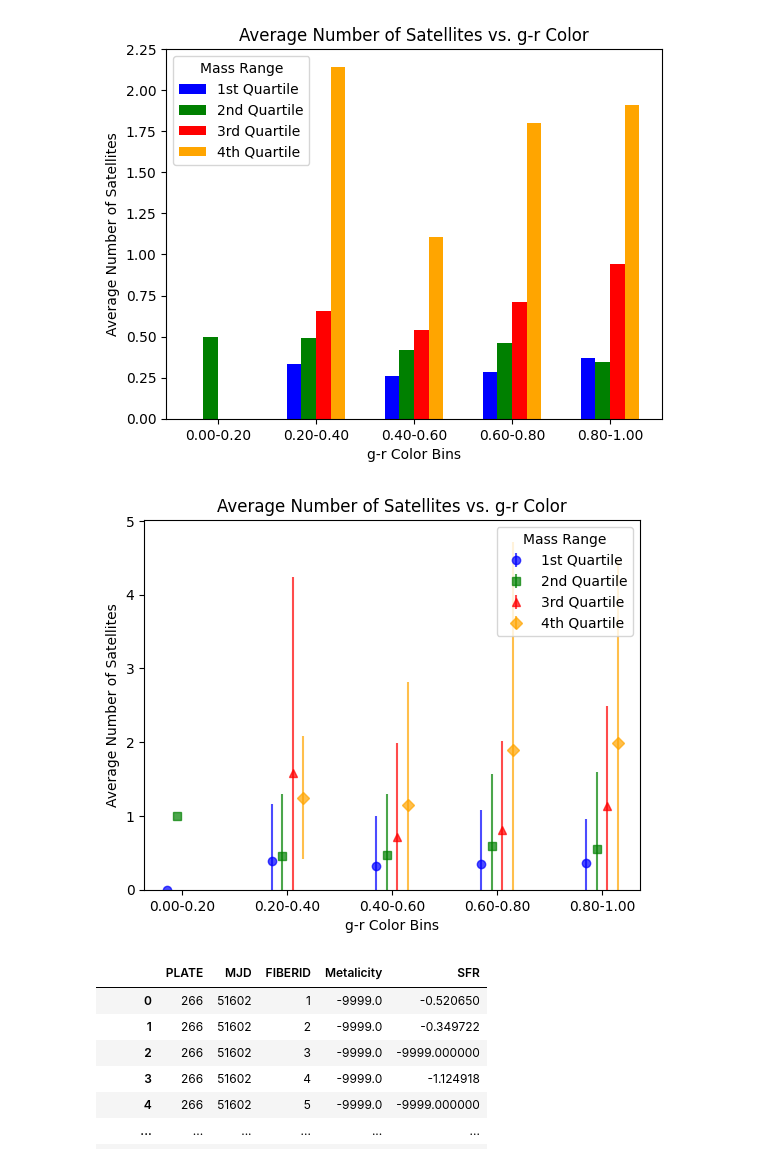
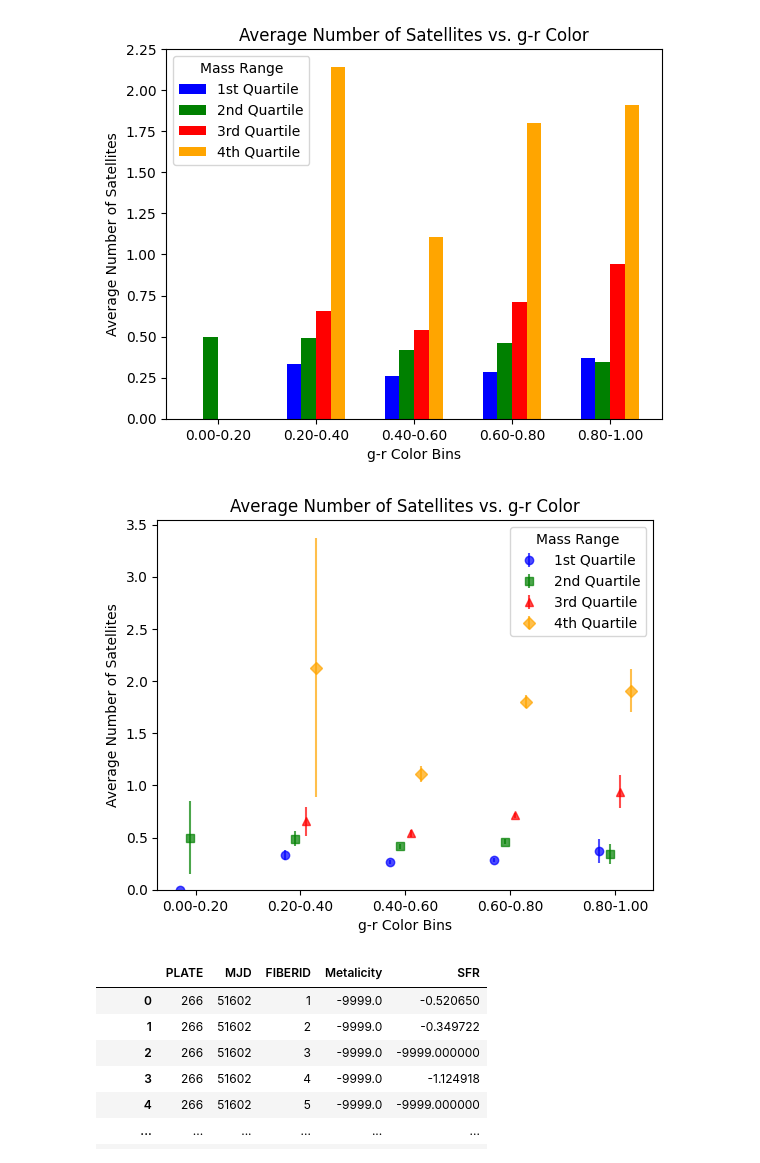
Before and after one commit to harishk30/DwarfGalaxyAnalysis, a Jupyter notebook: SAGAxCM.ipynb, the cells around one changed output. Saved outputs shown, nothing was run; the diff lists cells and outputs as text; code cells hidden in the pictures.

Commit message:
Bootstrapped uncertainties + calculated SSFR

```diff
--- a/SAGAxCM.ipynb
+++ b/SAGAxCM.ipynb
@@ -258,6 +272,18 @@ plt.hexbin(list(hosts['M_r_NSA']), list(hosts['g-r']))
 # %% [output]
 <matplotlib.collections.PolyCollection at 0x...>
 [figure]
+# %%
+def bootstrap_resample(data, num_resamples=10000):
+    n = len(data)
+    resamples = np.random.choice(data, (num_resamples, n), replace=True)
+    return resamples
+
+def calculate_bootstrap_statistics(data, num_resamples=10000):
+    resamples = bootstrap_resample(data, num_resamples)
+    resampled_means = np.mean(resamples, axis=1)
+    mean = np.mean(resampled_means)
+    std_error = np.std(resampled_means)
+    return mean, std_error
 # %%
 g_r_colors = np.array(list(hosts['g-r']))
 satellites = np.array(list(hosts['n_sat']))
@@ -329,36 +355,37 @@ for idx, (mass_range, color, marker, label) in enumerate(zip(mass_ranges, colors
     filtered_g_r_colors_mass = filtered_g_r_colors[mass_mask]
 
     digitized_mass = np.digitize(filtered_g_r_colors_mass, bins)
 
     avg_satellites_mass = []
     std_satellites_mass = []
     for i in range(1, len(bins)):
         bin_values = filtered_satellites_mass[digitized_mass == i]
         if len(bin_values) > 0:
-            avg_satellites_mass.append(bin_values.mean())
-            std_satellites_mass.append(bin_values.std())
+            mean, std_error = calculate_bootstrap_statistics(bin_values)
+            avg_satellites_mass.append(mean)
+            std_satellites_mass.append(std_error)
         else:
             avg_satellites_mass.append(np.nan)
             std_satellites_mass.append(np.nan)
 
     bin_centers = (bins[:-1] + bins[1:]) / 2
     bin_centers_offset = bin_centers + (idx - 1.5) * 0.02
 
     ax.errorbar(bin_centers_offset, avg_satellites_mass, yerr=std_satellites_mass, fmt=marker, color=color, label=label, markersize=6, alpha=0.7)
 
 ax.set_xlabel('g-r Color Bins')
 ax.set_ylabel('Average Number of Satellites')
 ax.set_title('Average Number of Satellites vs. g-r Color')
 ax.legend(title='Mass Range')
 ax.set_ylim(bottom = 0)
 
 bin_labels = [f'{bins[i]:.2f}-{bins[i+1]:.2f}' for i in range(len(bins)-1)]
 ax.set_xticks(bin_centers)
 ax.set_xticklabels(bin_labels)
 
 plt.show()
 # %% [output]
-[figure, old version]
+[figure, new version]
 # %%
 from astropy.io import fits
 gse = fits.getdata('/content/drive/MyDrive/galSpecExtra-dr8.fits')
```
Also changed, not shown: parts of 32 cells of this notebook.
